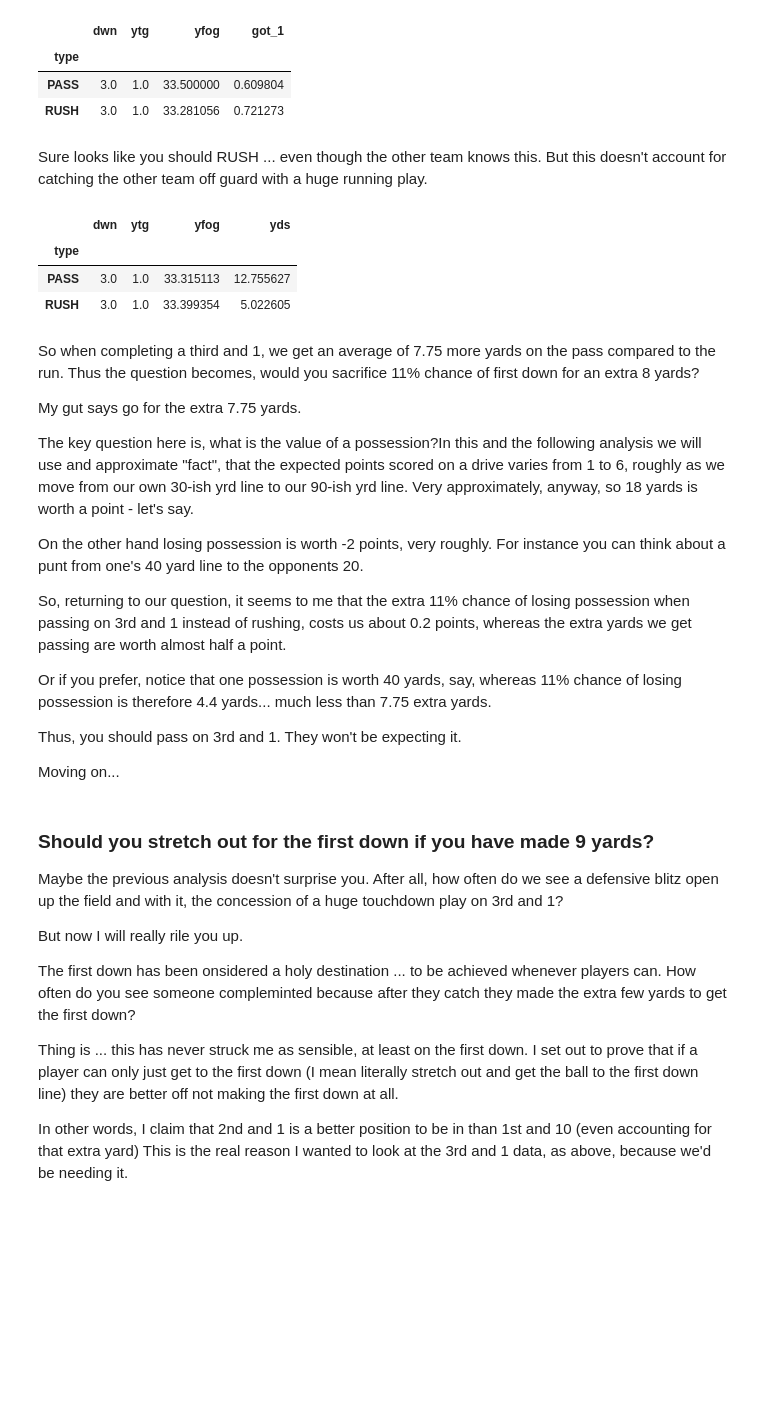
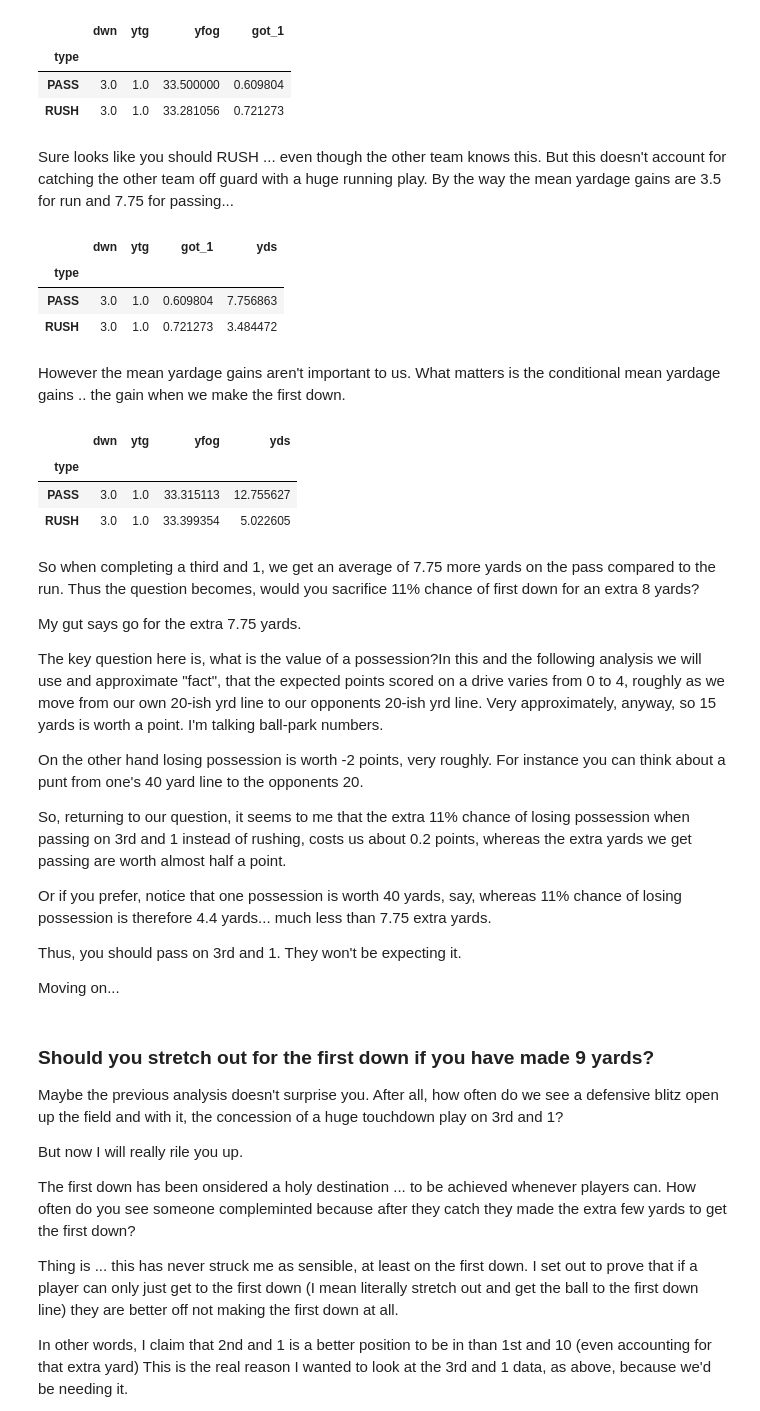
Before and after one commit to microprediction/microprediction, a Jupyter notebook: blog/NFL_2nd_and_1.ipynb, the cells around one changed output. Saved outputs shown, nothing was run; the diff lists cells and outputs as text; code cells hidden in the pictures; blank space fills up the shorter version.

```diff
--- a/blog/NFL_2nd_and_1.ipynb
+++ b/blog/NFL_2nd_and_1.ipynb
@@ -22,7 +26,18 @@ third_and_1.groupby(by=['type']).mean()
 | PASS | 3.0 | 1.0 | 33.500000 | 0.609804 |
 | RUSH | 3.0 | 1.0 | 33.281056 | 0.721273 |
 # %% [markdown]
-Sure looks like you should RUSH ... even though the other team knows this. But this doesn't account for catching the other team off guard with a huge running play.
+Sure looks like you should RUSH ... even though the other team knows this. But this doesn't account for catching the other team off guard with a huge running play. By the way the mean yardage gains are 3.5 for run and 7.75 for passing...
+# %%
+third_and_1_unconditional = df[['dwn','ytg','got_1','yds','type']].loc[(df['dwn']==3) & (df['ytg']==1) & (df['yfog']<50),:]
+third_and_1_unconditional.mean()
+third_and_1_unconditional.groupby(by=['type']).mean()
+# %% [output]
+|  | dwn | ytg | got_1 | yds |
+| type |  |  |  |  |
+| PASS | 3.0 | 1.0 | 0.609804 | 7.756863 |
+| RUSH | 3.0 | 1.0 | 0.721273 | 3.484472 |
+# %% [markdown]
+However the mean yardage gains aren't important to us. What matters is the conditional mean yardage gains .. the gain when we make the first down.
 # %%
 third_and_1_got_it = df[['dwn','ytg','yfog','type','yds']].loc[(df['dwn']==3) & (df['ytg']==1) & (df['yfog']<50) & df['got_1']==True,:]
 third_and_1_got_it.groupby(by=['type']).mean()
@@ -36,7 +51,7 @@ So when completing a third and 1, we get an average of 7.75 more yards on the pa
 
 My gut says go for the extra 7.75 yards.
 
-The key question here is, what is the value of a possession?In this and the following analysis we will use and approximate "fact", that the expected points scored on a drive varies from 1 to 6, roughly as we move from our own 30-ish yrd line to our 90-ish yrd line. Very approximately, anyway, so 18 yards is worth a point - let's say.
+The key question here is, what is the value of a possession?In this and the following analysis we will use and approximate "fact", that the expected points scored on a drive varies from 0 to 4, roughly as we move from our own 20-ish yrd line to our opponents 20-ish yrd line. Very approximately, anyway, so 15 yards is worth a point. I'm talking ball-park numbers.
 
 On the other hand losing possession is worth -2 points, very roughly. For instance you can think about a punt from one's 40 yard line to the opponents 20.
 
```
Also changed, not shown: parts of 11 cells of this notebook.
